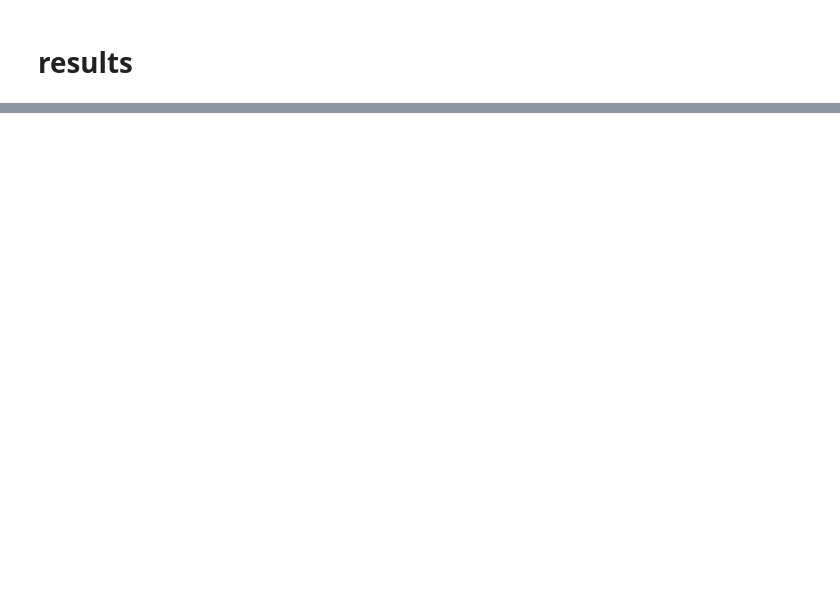
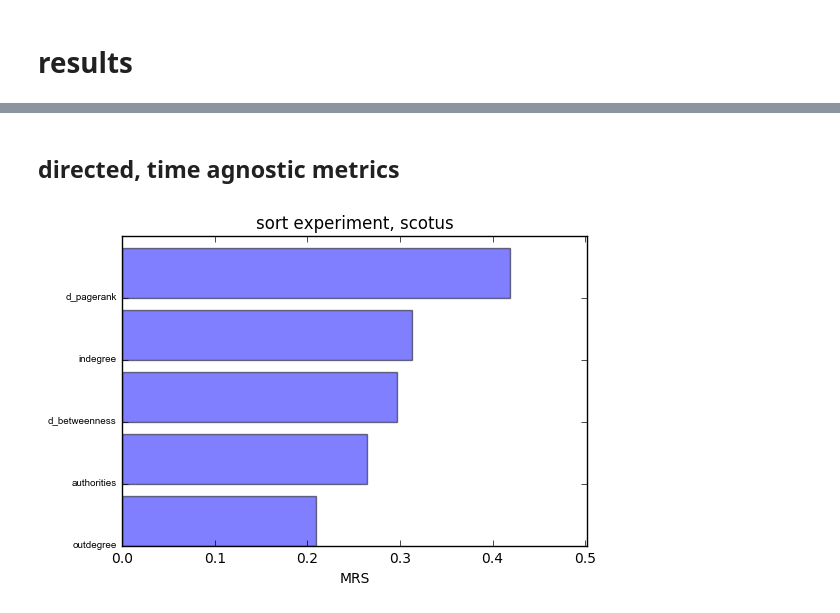
Before and after one commit to idc9/law-net, a Jupyter notebook: vertex_metrics_experiment/results_scotus.ipynb, the cells around one changed output, grey strips where cells are left out. Cells and saved outputs as stored; diff of their text form; code cells hidden in the pictures; blank space fills up the shorter version.

```diff
--- a/vertex_metrics_experiment/results_scotus.ipynb
+++ b/vertex_metrics_experiment/results_scotus.ipynb
@@ -67,0 +101,3 @@ plot_scores(rankloss[exper][metric], exper=exper, metric=metric)
+# %%
+exper = 'sort'
+metric = 'MRS'
@@ -67,0 +106,10 @@ plot_scores(rankloss[exper][metric], exper=exper, metric=metric)
+# %% [markdown]
+## directed, time agnostic metrics
+# %%
+dir_time_agnostic_metrics = ['indegree', 'outdegree',
+                             'd_pagerank', 'authorities',
+                             'd_betweenness']
+
+plot_scores(rankloss[exper][metric][dir_time_agnostic_metrics], exper=exper, metric=metric, network_name=network_name)
+# %% [output]
+[figure, added]
```
Also changed, not shown: parts of 18 cells of this notebook, 10 other files.
